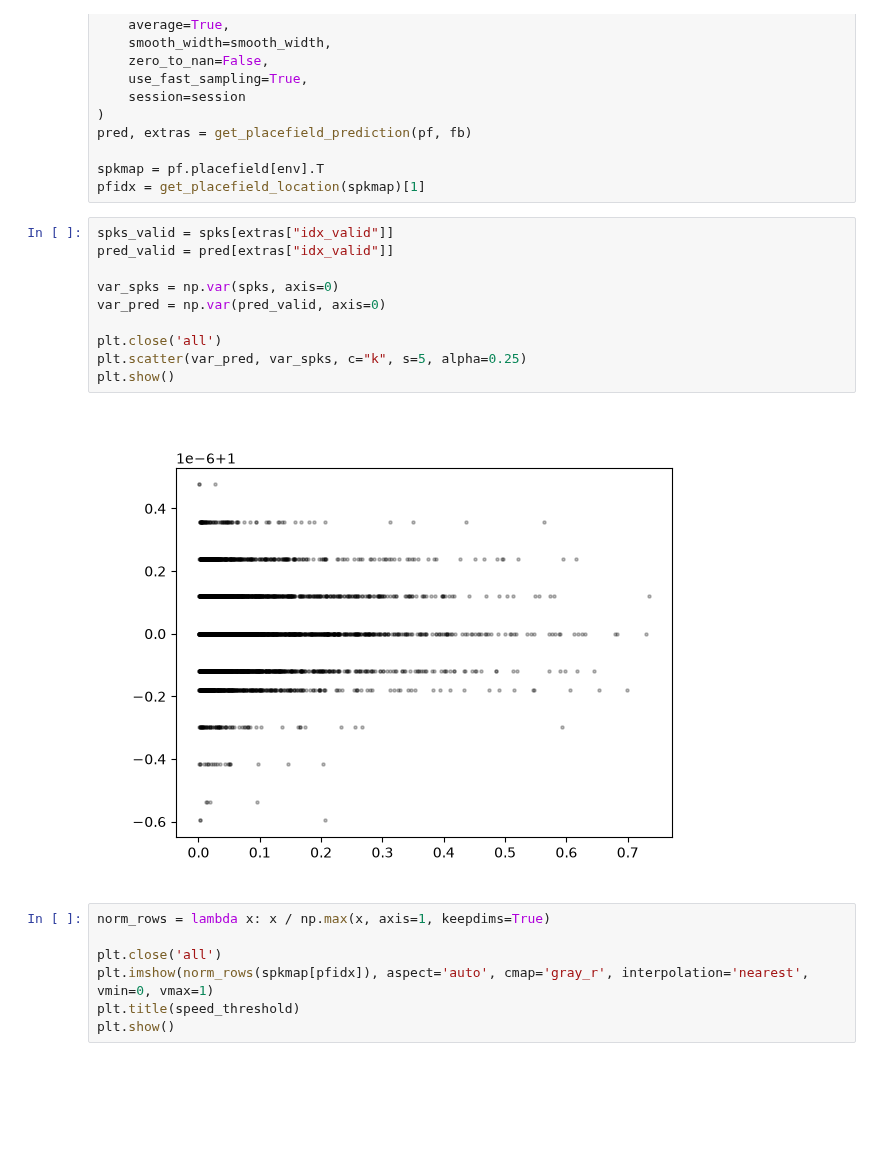
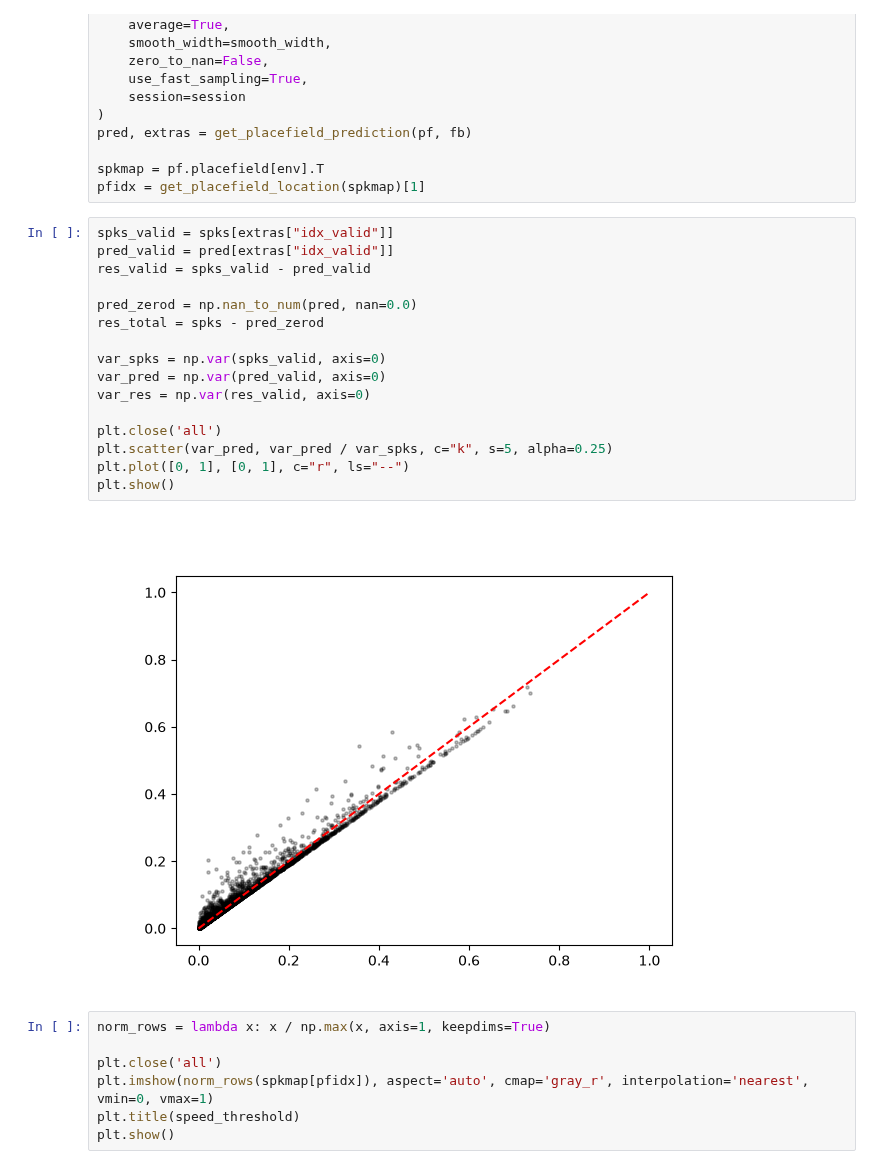
Before and after one commit to landoskape/vrAnalysis, a Jupyter notebook: notebooks/pipeline/placefields.ipynb, the cells around one changed output. Saved outputs shown, nothing was run; the diff lists cells and outputs as text; blank space fills up the shorter version.

```diff
--- a/notebooks/pipeline/placefields.ipynb
+++ b/notebooks/pipeline/placefields.ipynb
@@ -70,15 +70,21 @@ pfidx = get_placefield_location(spkmap)[1]
 # %%
 spks_valid = spks[extras["idx_valid"]]
 pred_valid = pred[extras["idx_valid"]]
+res_valid = spks_valid - pred_valid
 
-var_spks = np.var(spks, axis=0)
+pred_zerod = np.nan_to_num(pred, nan=0.0)
+res_total = spks - pred_zerod
+
+var_spks = np.var(spks_valid, axis=0)
 var_pred = np.var(pred_valid, axis=0)
+var_res = np.var(res_valid, axis=0)
 
 plt.close('all')
-plt.scatter(var_pred, var_spks, c="k", s=5, alpha=0.25)
+plt.scatter(var_pred, var_pred / var_spks, c="k", s=5, alpha=0.25)
+plt.plot([0, 1], [0, 1], c="r", ls="--")
 plt.show()
 # %% [output]
-[figure, old version]
+[figure, new version]
 # %%
 norm_rows = lambda x: x / np.max(x, axis=1, keepdims=True)
 
```
Also changed, not shown: 35 other files.
